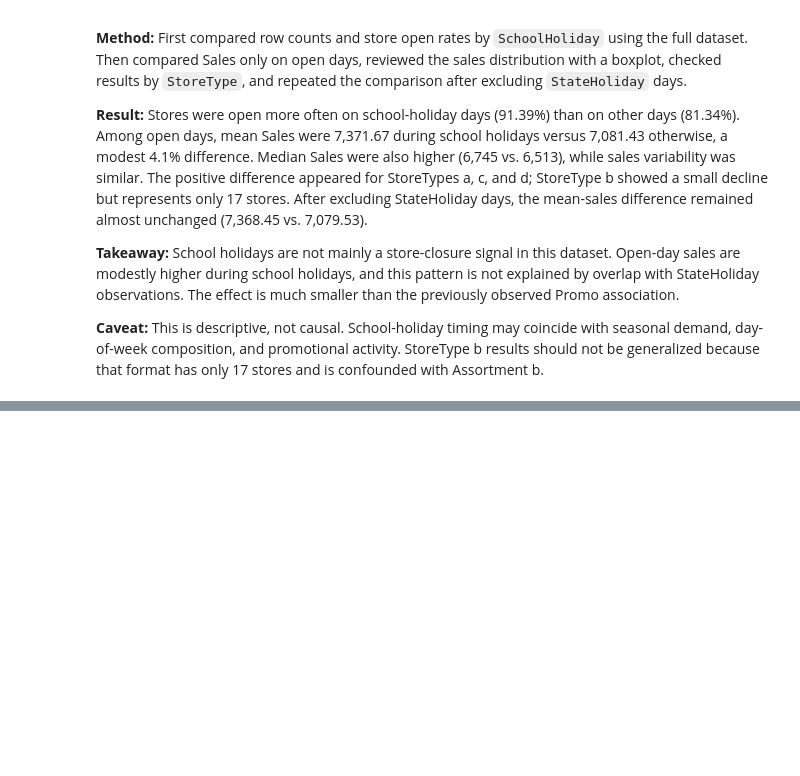
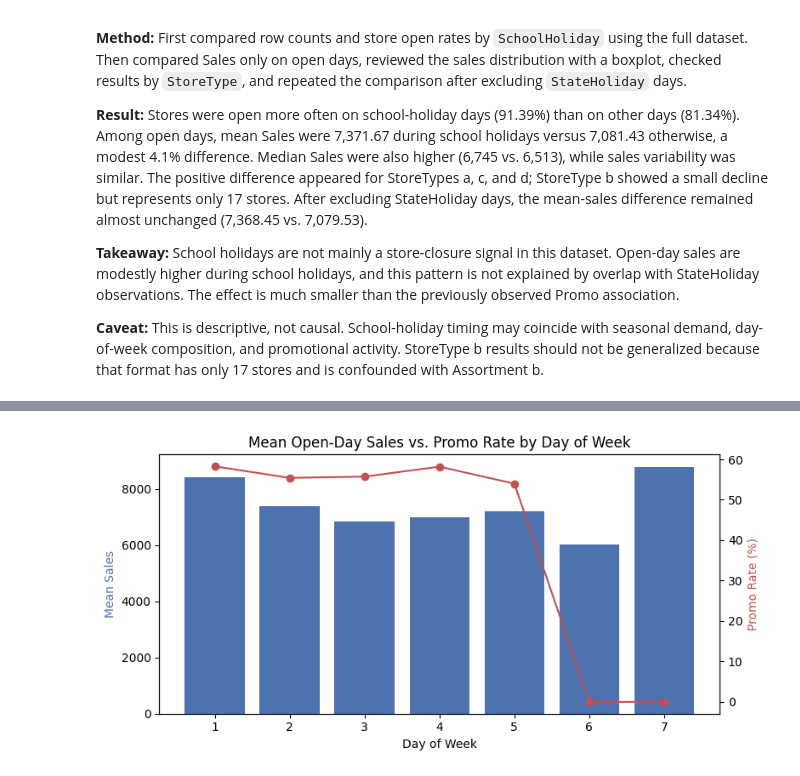
Before and after one commit to Aliraza-Amjad-Shaikh/demand-lens, a Jupyter notebook: notebooks/02_eda.ipynb, the cells around one changed output, grey strips where cells are left out. Cells and saved outputs as stored; diff of their text form; code cells hidden in the pictures; blank space fills up the shorter version.

```diff
--- a/notebooks/02_eda.ipynb
+++ b/notebooks/02_eda.ipynb
@@ -645,0 +797,9 @@ recheck
+# %%
+dow_sales = open_days.groupby('DayOfWeek')['Sales'].agg(
+    mean='mean',
+    median='median',
+    std='std',
+    count='count'
+)
+
+dow_sales
@@ -645,0 +816,19 @@ recheck
+# %%
+fig, ax1 = plt.subplots(figsize=(8, 4))
+
+days = dow_sales.index
+ax1.bar(days, dow_sales['mean'], color='#4C72B0', label='Mean Sales')
+ax1.set_xlabel('Day of Week')
+ax1.set_ylabel('Mean Sales', color='#4C72B0')
+ax1.set_xticks(range(1, 8))
+
+ax2 = ax1.twinx()
+promo_rate = [58.28, 55.42, 55.74, 58.20, 53.99, 0.00, 0.00]
+ax2.plot(days, promo_rate, color='#C44E52', marker='o', label='Promo Rate (%)')
+ax2.set_ylabel('Promo Rate (%)', color='#C44E52')
+
+ax1.set_title('Mean Open-Day Sales vs. Promo Rate by Day of Week')
+plt.tight_layout()
+plt.show()
+# %% [output]
+[figure, added]
```
Also changed, not shown: parts of 9 cells of this notebook.
